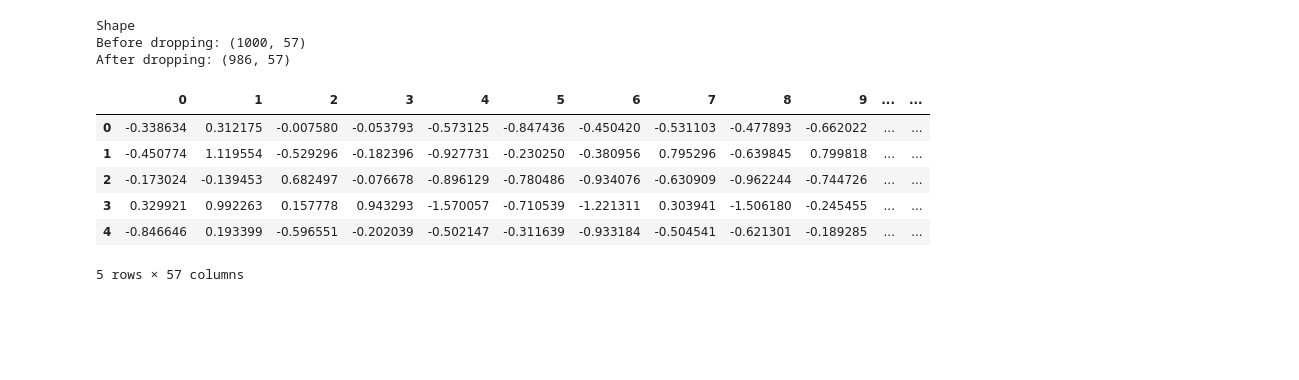
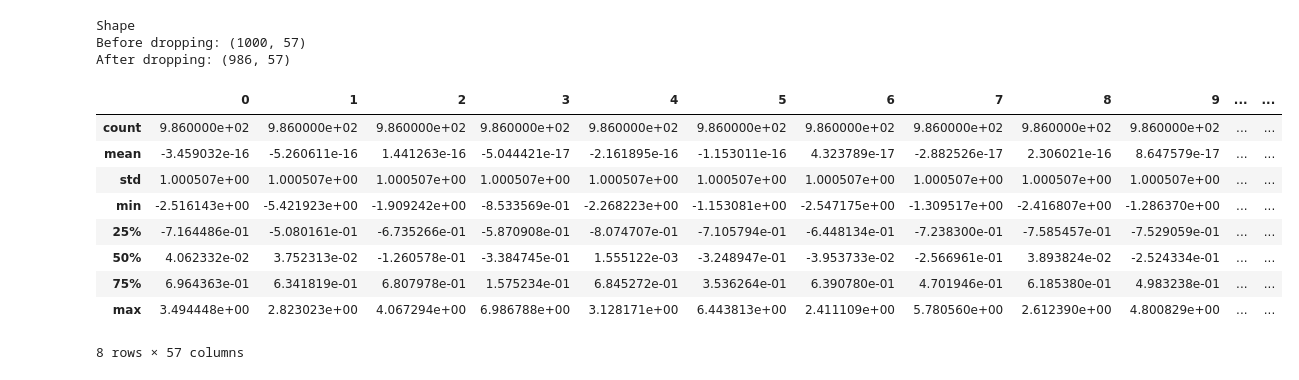
Before and after one commit to JM-Elbambo/GTZAN-Music-Clustering, a Jupyter notebook: main.ipynb, the cells around one changed output. Cells and saved outputs as stored; diff of their text form; code cells hidden in the pictures; blank space fills up the shorter version.

```diff
--- a/main.ipynb
+++ b/main.ipynb
@@ -45,20 +47,22 @@ After dropping: (986, 57)
 # %%
 from sklearn.preprocessing import StandardScaler
 
 # Scaling the data
 scaler = StandardScaler()
 ndarray_scaled = scaler.fit_transform(df)
 
 # Convert the scaled array back to a dataframe
-df_scaled = pd.DataFrame(ndarray_scaled)
+df = pd.DataFrame(ndarray_scaled)
 
-# Display the first few rows of the scaled dataframe
-df_scaled.head()
+df.describe()
 # %% [output]
 |  | 0 | 1 | 2 | 3 | 4 | 5 | 6 | 7 | 8 | 9 | ... | ... |
-| 0 | -0.338634 | 0.312175 | -0.007580 | -0.053793 | -0.573125 | -0.847436 | -0.450420 | -0.531103 | -0.477893 | -0.662022 | ... | ... |
-| 1 | -0.450774 | 1.119554 | -0.529296 | -0.182396 | -0.927731 | -0.230250 | -0.380956 | 0.795296 | -0.639845 | 0.799818 | ... | ... |
-| 2 | -0.173024 | -0.139453 | 0.682497 | -0.076678 | -0.896129 | -0.780486 | -0.934076 | -0.630909 | -0.962244 | -0.744726 | ... | ... |
-| 3 | 0.329921 | 0.992263 | 0.157778 | 0.943293 | -1.570057 | -0.710539 | -1.221311 | 0.303941 | -1.506180 | -0.245455 | ... | ... |
-| 4 | -0.846646 | 0.193399 | -0.596551 | -0.202039 | -0.502147 | -0.311639 | -0.933184 | -0.504541 | -0.621301 | -0.189285 | ... | ... |
+| count | 9.860000e+02 | 9.860000e+02 | 9.860000e+02 | 9.860000e+02 | 9.860000e+02 | 9.860000e+02 | 9.860000e+02 | 9.860000e+02 | 9.860000e+02 | 9.860000e+02 | ... | ... |
+| mean | -3.459032e-16 | -5.260611e-16 | 1.441263e-16 | -5.044421e-17 | -2.161895e-16 | -1.153011e-16 | 4.323789e-17 | -2.882526e-17 | 2.306021e-16 | 8.647579e-17 | ... | ... |
+| std | 1.000507e+00 | 1.000507e+00 | 1.000507e+00 | 1.000507e+00 | 1.000507e+00 | 1.000507e+00 | 1.000507e+00 | 1.000507e+00 | 1.000507e+00 | 1.000507e+00 | ... | ... |
+| min | -2.516143e+00 | -5.421923e+00 | -1.909242e+00 | -8.533569e-01 | -2.268223e+00 | -1.153081e+00 | -2.547175e+00 | -1.309517e+00 | -2.416807e+00 | -1.286370e+00 | ... | ... |
+| 25% | -7.164486e-01 | -5.080161e-01 | -6.735266e-01 | -5.870908e-01 | -8.074707e-01 | -7.105794e-01 | -6.448134e-01 | -7.238300e-01 | -7.585457e-01 | -7.529059e-01 | ... | ... |
+| 50% | 4.062332e-02 | 3.752313e-02 | -1.260578e-01 | -3.384745e-01 | 1.555122e-03 | -3.248947e-01 | -3.953733e-02 | -2.566961e-01 | 3.893824e-02 | -2.524334e-01 | ... | ... |
+| 75% | 6.964363e-01 | 6.341819e-01 | 6.807978e-01 | 1.575234e-01 | 6.845272e-01 | 3.536264e-01 | 6.390780e-01 | 4.701946e-01 | 6.185380e-01 | 4.983238e-01 | ... | ... |
+| max | 3.494448e+00 | 2.823023e+00 | 4.067294e+00 | 6.986788e+00 | 3.128171e+00 | 6.443813e+00 | 2.411109e+00 | 5.780560e+00 | 2.612390e+00 | 4.800829e+00 | ... | ... |
-5 rows × 57 columns
+8 rows × 57 columns
```
Also changed, not shown: parts of 6 cells of this notebook.
